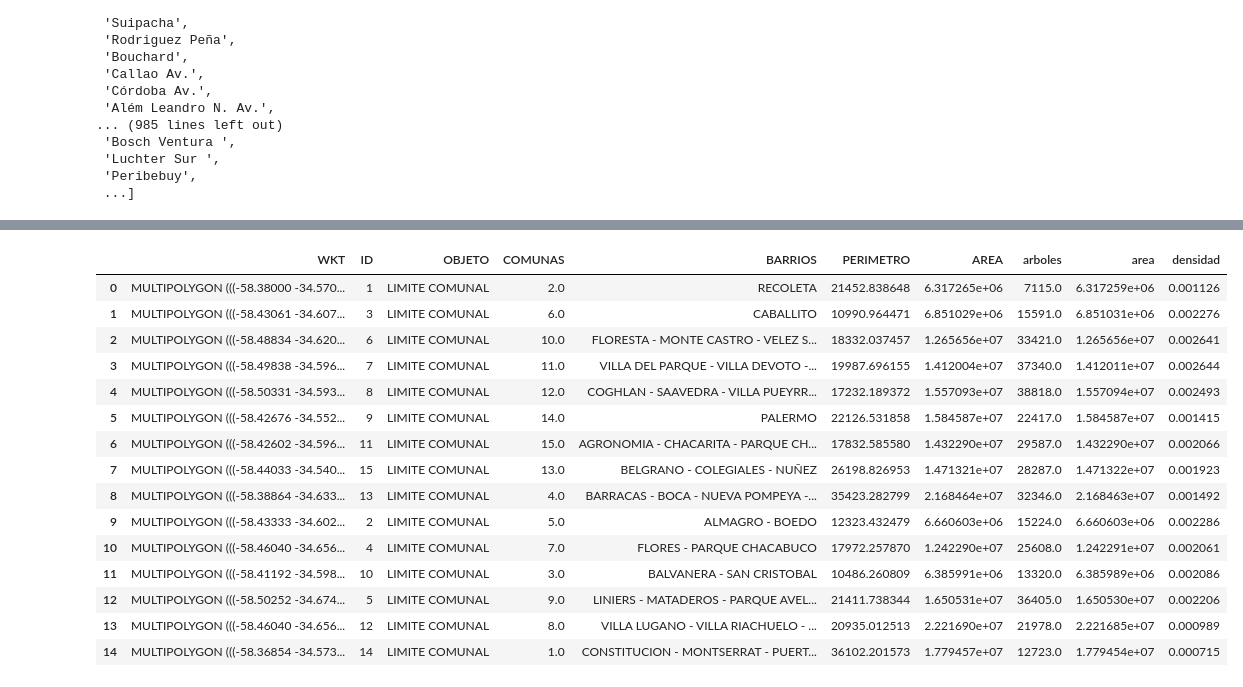
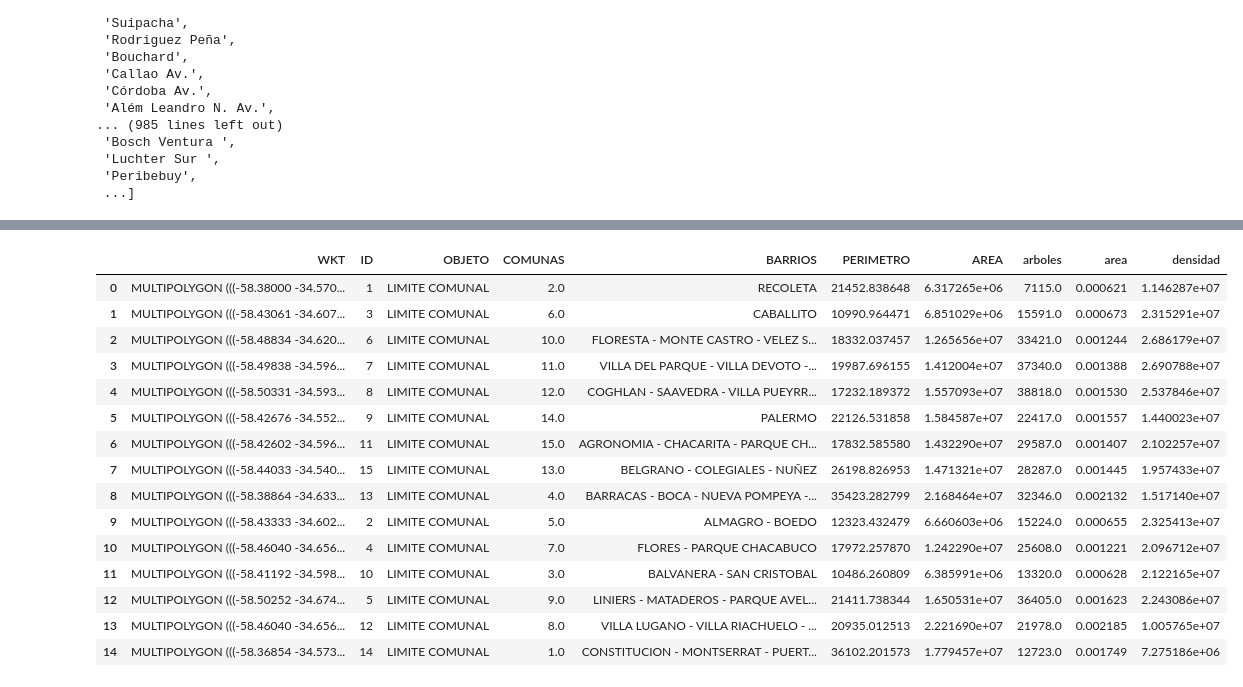
Before and after one commit to IonatanPerez/Cursos_DHDS_CN13, a Jupyter notebook: Clases/C7 - Geopandas/Modelo.ipynb, the cells around one changed output, grey strips where cells are left out. Cells and saved outputs as stored; diff of their text form; code cells hidden in the pictures.

```diff
--- a/Clases/C7 - Geopandas/Modelo.ipynb
+++ b/Clases/C7 - Geopandas/Modelo.ipynb
@@ -207,7 +207,7 @@ geo_comunas.plot(ax=ax, facecolor="none", edgecolor='black')
 # %%
 # Ahora queremos validar si los arboles estan marcados en la comuna correcta. Como son muchos datos vamos a trabajar solo con una comuna.
 
-comuna = 5
+comuna = 1
 
 geo_comunas_seleccionada = geo_comunas[geo_comunas["COMUNAS"]==comuna]
 geo_arbolado_comuna_seleccionada = geo_arboles[geo_arboles["comuna"] == comuna]
@@ -246,37 +243,38 @@ geo_comunas_seleccionada.plot(ax=ax, facecolor="none", edgecolor='black')
 # %%
-geo_comunas.crs
-geo_comunas.crs = {'init' :'epsg:4326'}
-geo_comunas_m = geo_comunas.copy()
-geo_comunas_m = geo_comunas_m.to_crs({'init': 'epsg:6933'})
+#geo_comunas.crs
+#geo_comunas.crs = {'init' :'epsg:4326'}
+#geo_comunas_m = geo_comunas.copy()
+#geo_comunas_m.to_crs('epsg:6933')
+#geo_comunas_m = geo_comunas_m.to_crs({'init': 'epsg:6933'})
 # %%
 # Vamos a resolver la pregunta de la densidad de arboles
 
 for i in geo_comunas.index:
     arboles_en_comuna = len(geo_arboles[geo_arboles["comuna"]==geo_comunas.loc[i,"COMUNAS"]])
     geo_comunas.loc[i,"arboles"] = arboles_en_comuna
-    area = geo_comunas_m.loc[i,"WKT"].area
+    area = geo_comunas.loc[i,"WKT"].area
     geo_comunas.loc[i,"area"] = area
 
 geo_comunas["densidad"] = geo_comunas["arboles"]/geo_comunas["area"]
 
 geo_comunas
 # %% [output]
 |  | WKT | ID | OBJETO | COMUNAS | BARRIOS | PERIMETRO | AREA | arboles | area | densidad |
-| 0 | MULTIPOLYGON (((-58.38000 -34.570... | 1 | LIMITE COMUNAL | 2.0 | RECOLETA | 21452.838648 | 6.317265e+06 | 7115.0 | 6.317259e+06 | 0.001126 |
-| 1 | MULTIPOLYGON (((-58.43061 -34.607... | 3 | LIMITE COMUNAL | 6.0 | CABALLITO | 10990.964471 | 6.851029e+06 | 15591.0 | 6.851031e+06 | 0.002276 |
-| 2 | MULTIPOLYGON (((-58.48834 -34.620... | 6 | LIMITE COMUNAL | 10.0 | FLORESTA - MONTE CASTRO - VELEZ S... | 18332.037457 | 1.265656e+07 | 33421.0 | 1.265656e+07 | 0.002641 |
-| 3 | MULTIPOLYGON (((-58.49838 -34.596... | 7 | LIMITE COMUNAL | 11.0 | VILLA DEL PARQUE - VILLA DEVOTO -... | 19987.696155 | 1.412004e+07 | 37340.0 | 1.412011e+07 | 0.002644 |
-| 4 | MULTIPOLYGON (((-58.50331 -34.593... | 8 | LIMITE COMUNAL | 12.0 | COGHLAN - SAAVEDRA - VILLA PUEYRR... | 17232.189372 | 1.557093e+07 | 38818.0 | 1.557094e+07 | 0.002493 |
-| 5 | MULTIPOLYGON (((-58.42676 -34.552... | 9 | LIMITE COMUNAL | 14.0 | PALERMO | 22126.531858 | 1.584587e+07 | 22417.0 | 1.584587e+07 | 0.001415 |
-| 6 | MULTIPOLYGON (((-58.42602 -34.596... | 11 | LIMITE COMUNAL | 15.0 | AGRONOMIA - CHACARITA - PARQUE CH... | 17832.585580 | 1.432290e+07 | 29587.0 | 1.432290e+07 | 0.002066 |
-| 7 | MULTIPOLYGON (((-58.44033 -34.540... | 15 | LIMITE COMUNAL | 13.0 | BELGRANO - COLEGIALES - NUÑEZ | 26198.826953 | 1.471321e+07 | 28287.0 | 1.471322e+07 | 0.001923 |
-| 8 | MULTIPOLYGON (((-58.38864 -34.633... | 13 | LIMITE COMUNAL | 4.0 | BARRACAS - BOCA - NUEVA POMPEYA -... | 35423.282799 | 2.168464e+07 | 32346.0 | 2.168463e+07 | 0.001492 |
-| 9 | MULTIPOLYGON (((-58.43333 -34.602... | 2 | LIMITE COMUNAL | 5.0 | ALMAGRO - BOEDO | 12323.432479 | 6.660603e+06 | 15224.0 | 6.660603e+06 | 0.002286 |
-| 10 | MULTIPOLYGON (((-58.46040 -34.656... | 4 | LIMITE COMUNAL | 7.0 | FLORES - PARQUE CHACABUCO | 17972.257870 | 1.242290e+07 | 25608.0 | 1.242291e+07 | 0.002061 |
-| 11 | MULTIPOLYGON (((-58.41192 -34.598... | 10 | LIMITE COMUNAL | 3.0 | BALVANERA - SAN CRISTOBAL | 10486.260809 | 6.385991e+06 | 13320.0 | 6.385989e+06 | 0.002086 |
-| 12 | MULTIPOLYGON (((-58.50252 -34.674... | 5 | LIMITE COMUNAL | 9.0 | LINIERS - MATADEROS - PARQUE AVEL... | 21411.738344 | 1.650531e+07 | 36405.0 | 1.650530e+07 | 0.002206 |
-| 13 | MULTIPOLYGON (((-58.46040 -34.656... | 12 | LIMITE COMUNAL | 8.0 | VILLA LUGANO - VILLA RIACHUELO - ... | 20935.012513 | 2.221690e+07 | 21978.0 | 2.221685e+07 | 0.000989 |
-| 14 | MULTIPOLYGON (((-58.36854 -34.573... | 14 | LIMITE COMUNAL | 1.0 | CONSTITUCION - MONTSERRAT - PUERT... | 36102.201573 | 1.779457e+07 | 12723.0 | 1.779454e+07 | 0.000715 |
+| 0 | MULTIPOLYGON (((-58.38000 -34.570... | 1 | LIMITE COMUNAL | 2.0 | RECOLETA | 21452.838648 | 6.317265e+06 | 7115.0 | 0.000621 | 1.146287e+07 |
+| 1 | MULTIPOLYGON (((-58.43061 -34.607... | 3 | LIMITE COMUNAL | 6.0 | CABALLITO | 10990.964471 | 6.851029e+06 | 15591.0 | 0.000673 | 2.315291e+07 |
+| 2 | MULTIPOLYGON (((-58.48834 -34.620... | 6 | LIMITE COMUNAL | 10.0 | FLORESTA - MONTE CASTRO - VELEZ S... | 18332.037457 | 1.265656e+07 | 33421.0 | 0.001244 | 2.686179e+07 |
+| 3 | MULTIPOLYGON (((-58.49838 -34.596... | 7 | LIMITE COMUNAL | 11.0 | VILLA DEL PARQUE - VILLA DEVOTO -... | 19987.696155 | 1.412004e+07 | 37340.0 | 0.001388 | 2.690788e+07 |
+| 4 | MULTIPOLYGON (((-58.50331 -34.593... | 8 | LIMITE COMUNAL | 12.0 | COGHLAN - SAAVEDRA - VILLA PUEYRR... | 17232.189372 | 1.557093e+07 | 38818.0 | 0.001530 | 2.537846e+07 |
+| 5 | MULTIPOLYGON (((-58.42676 -34.552... | 9 | LIMITE COMUNAL | 14.0 | PALERMO | 22126.531858 | 1.584587e+07 | 22417.0 | 0.001557 | 1.440023e+07 |
+| 6 | MULTIPOLYGON (((-58.42602 -34.596... | 11 | LIMITE COMUNAL | 15.0 | AGRONOMIA - CHACARITA - PARQUE CH... | 17832.585580 | 1.432290e+07 | 29587.0 | 0.001407 | 2.102257e+07 |
+| 7 | MULTIPOLYGON (((-58.44033 -34.540... | 15 | LIMITE COMUNAL | 13.0 | BELGRANO - COLEGIALES - NUÑEZ | 26198.826953 | 1.471321e+07 | 28287.0 | 0.001445 | 1.957433e+07 |
+| 8 | MULTIPOLYGON (((-58.38864 -34.633... | 13 | LIMITE COMUNAL | 4.0 | BARRACAS - BOCA - NUEVA POMPEYA -... | 35423.282799 | 2.168464e+07 | 32346.0 | 0.002132 | 1.517140e+07 |
+| 9 | MULTIPOLYGON (((-58.43333 -34.602... | 2 | LIMITE COMUNAL | 5.0 | ALMAGRO - BOEDO | 12323.432479 | 6.660603e+06 | 15224.0 | 0.000655 | 2.325413e+07 |
+| 10 | MULTIPOLYGON (((-58.46040 -34.656... | 4 | LIMITE COMUNAL | 7.0 | FLORES - PARQUE CHACABUCO | 17972.257870 | 1.242290e+07 | 25608.0 | 0.001221 | 2.096712e+07 |
+| 11 | MULTIPOLYGON (((-58.41192 -34.598... | 10 | LIMITE COMUNAL | 3.0 | BALVANERA - SAN CRISTOBAL | 10486.260809 | 6.385991e+06 | 13320.0 | 0.000628 | 2.122165e+07 |
+| 12 | MULTIPOLYGON (((-58.50252 -34.674... | 5 | LIMITE COMUNAL | 9.0 | LINIERS - MATADEROS - PARQUE AVEL... | 21411.738344 | 1.650531e+07 | 36405.0 | 0.001623 | 2.243086e+07 |
+| 13 | MULTIPOLYGON (((-58.46040 -34.656... | 12 | LIMITE COMUNAL | 8.0 | VILLA LUGANO - VILLA RIACHUELO - ... | 20935.012513 | 2.221690e+07 | 21978.0 | 0.002185 | 1.005765e+07 |
+| 14 | MULTIPOLYGON (((-58.36854 -34.573... | 14 | LIMITE COMUNAL | 1.0 | CONSTITUCION - MONTSERRAT - PUERT... | 36102.201573 | 1.779457e+07 | 12723.0 | 0.001749 | 7.275186e+06 |
 # %%
 fig, ax = plt.subplots()
 geo_comunas.plot(ax=ax, column="densidad", legend=True)
```
Also changed, not shown: parts of 9 cells of this notebook, 20 other files.
